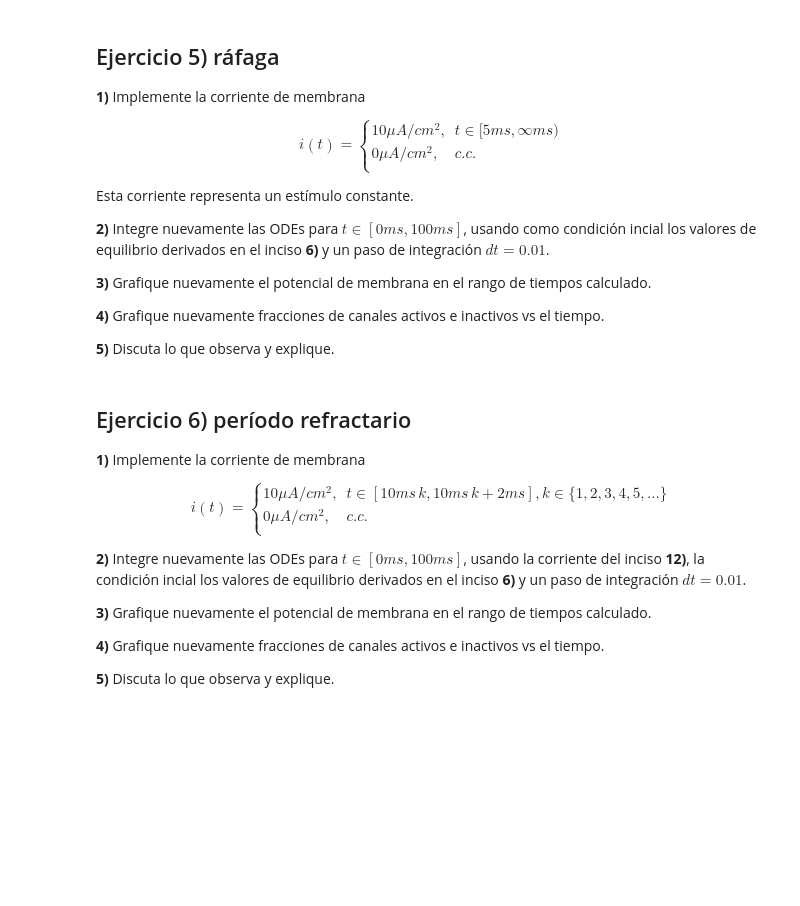
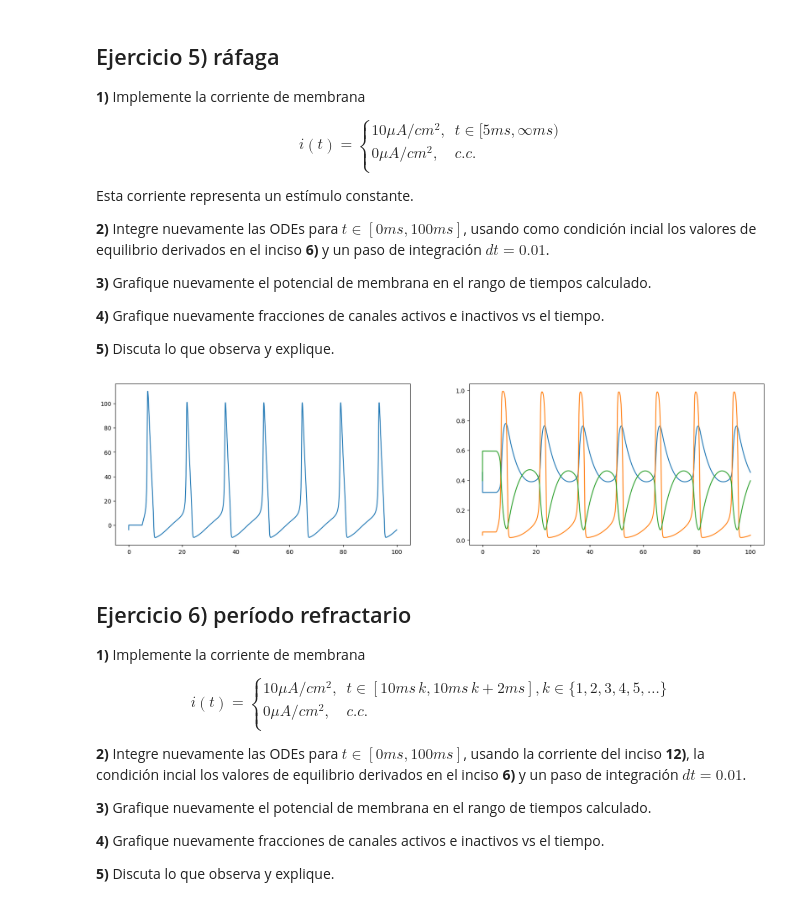
Before and after one commit to SalomoneCro/Neural-Networks, a Jupyter notebook: DifferentialEquations/Hodgkin & Huxley.ipynb, the cells around one changed output. Cells and saved outputs as stored; diff of their text form; code cells hidden in the pictures; blank space fills up the shorter version.

```diff
--- a/DifferentialEquations/Hodgkin & Huxley.ipynb
+++ b/DifferentialEquations/Hodgkin & Huxley.ipynb
@@ -420,3 +417,31 @@ Esta corriente representa un estímulo constante.
+# %%
+# 5.1)
+
+interval = [0, 100]
+
+def i_5(t):
+    if 5 <= t < np.inf:
+        return 10
+    else:
+        return 0
+
+p = [i_5]
+
+sols = Runge_Kutta_Sistema(HH_system, interval, X0, h, p, act_fcnt=lambda x,t,p: x)
+# %%
+fig, ax = plt.subplots(nrows=1, ncols=2, figsize=(20,5))
+
+t = np.linspace(0,100,len(sols[:,0]))
+
+ax[0].plot(t, sols[:,3])
+
+ax[1].plot(t, sols[:,0])
+ax[1].plot(t, sols[:,1])
+ax[1].plot(t, sols[:,2])
+
+plt.show()
+# %% [output]
+[figure, added]
 # %% [markdown]
 ## Ejercicio 6) período refractario
 
```
Also changed, not shown: parts of 5 cells of this notebook.
